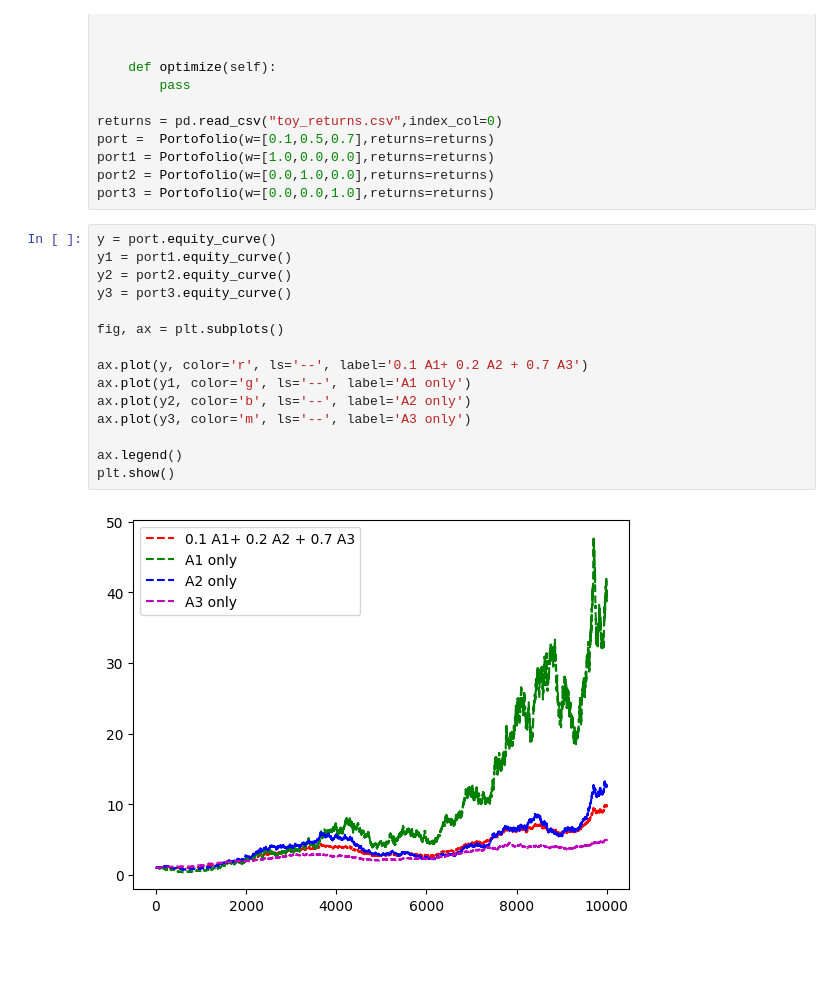
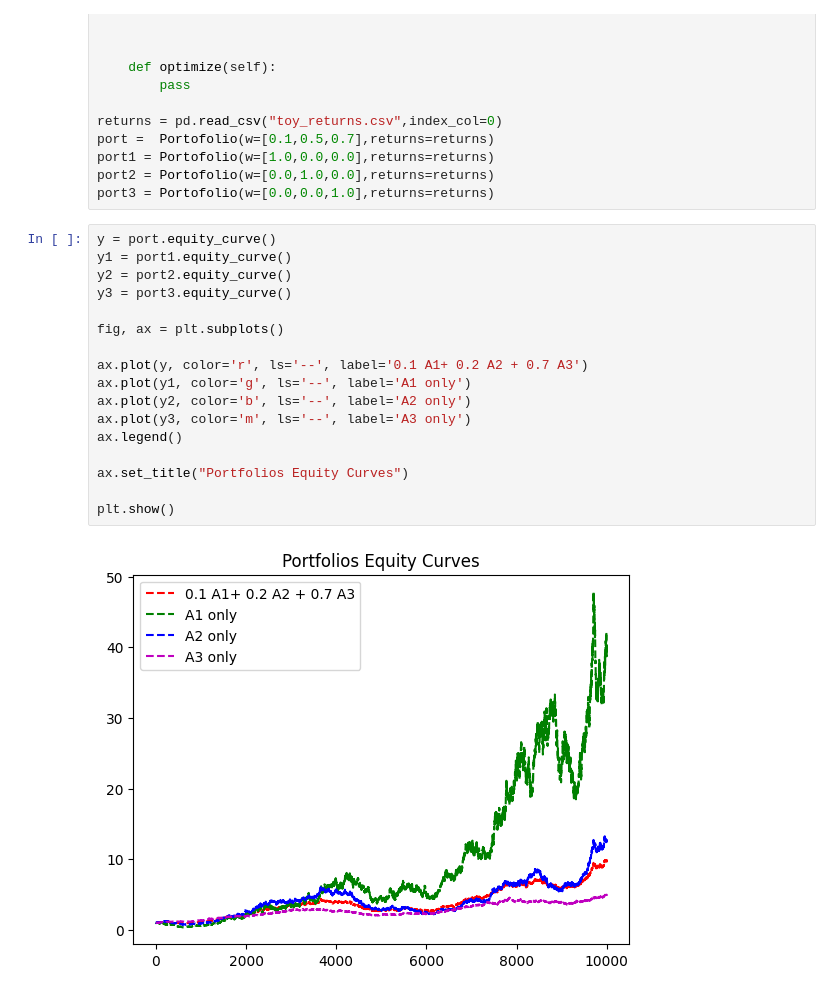
Before and after one commit to ChrisVergis/PortfolioDiversify, a Jupyter notebook: PortofolioOpt.ipynb, the cells around one changed output. Saved outputs shown, nothing was run; the diff lists cells and outputs as text; blank space fills up the shorter version.

Commit message:
added title

```diff
--- a/PortofolioOpt.ipynb
+++ b/PortofolioOpt.ipynb
@@ -47,17 +47,19 @@ port3 = Portofolio(w=[0.0,0.0,1.0],returns=returns)
 # %%
 y = port.equity_curve()
 y1 = port1.equity_curve()
 y2 = port2.equity_curve()
 y3 = port3.equity_curve()
 
 fig, ax = plt.subplots()
 
 ax.plot(y, color='r', ls='--', label='0.1 A1+ 0.2 A2 + 0.7 A3')
 ax.plot(y1, color='g', ls='--', label='A1 only')
 ax.plot(y2, color='b', ls='--', label='A2 only')
 ax.plot(y3, color='m', ls='--', label='A3 only')
+ax.legend()
 
-ax.legend()
+ax.set_title("Portfolios Equity Curves")
+
 plt.show()
 # %% [output]
-[figure, old version]
+[figure, new version]
```
